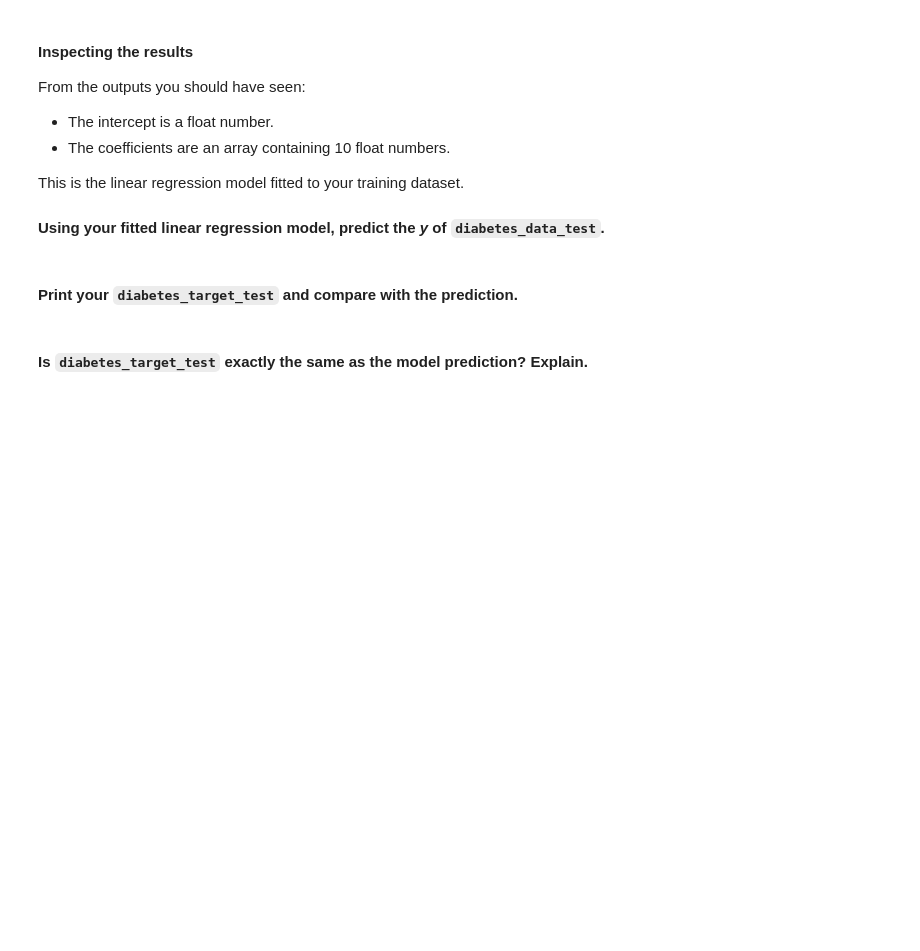
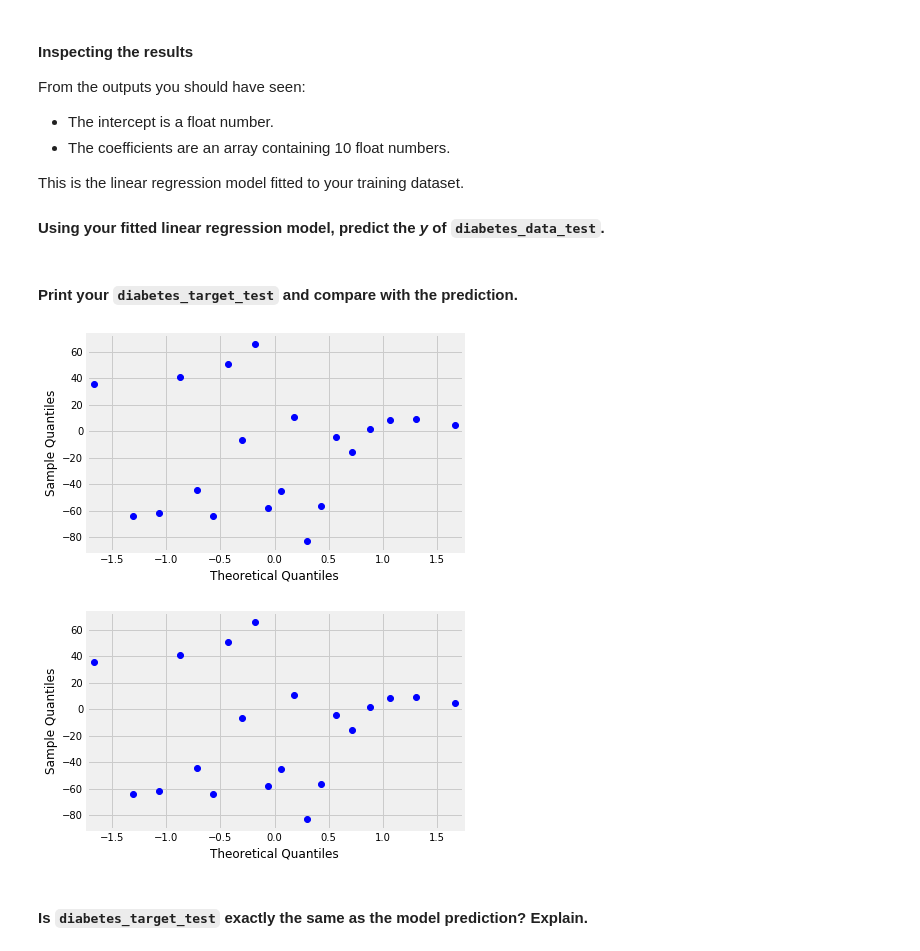
Before and after one commit to ta-data-bcn/lab-supervised-learning-sklearn, a Jupyter notebook: your-code/main.ipynb, the cells around one changed output. Cells and saved outputs as stored; diff of their text form; code cells hidden in the pictures; blank space fills up the shorter version.

```diff
--- a/your-code/main.ipynb
+++ b/your-code/main.ipynb
@@ -69,6 +134,7 @@ Also take a look at the `sklearn.linear_model.LinearRegression` [documentation](
 #### Create a new instance of the linear regression model and assign the new instance to the variable `diabetes_model`.
 # %%
 # your code here
+diabetes_model = linear_model.LinearRegression()
 # %% [markdown]
 #### Next, let's split the training and test data.
 
@@ -78,2 +142,8 @@ Define `diabetes_data_train`, `diabetes_target_train`, `diabetes_data_test`, and
+# %%
+# your code here
+diabetes_data_train = data.iloc[:-20, :]
+diabetes_data_test = data.iloc[-20:, :]
+diabetes_target_train = target.iloc[:-20, :]
+diabetes_target_test = target.iloc[-20:, :]
 # %% [markdown]
 Fit the training data and target to `diabetes_model`. Print the *intercept* and *coefficients* of the model.
@@ -81,0 +150,4 @@ Fit the training data and target to `diabetes_model`. Print the *intercept* and
+# %%
+# your code here
+diabetes_model.fit(diabetes_data_train,diabetes_target_train)
+print(diabetes_model.fit(diabetes_data_train,diabetes_target_train).intercept_)
@@ -92,10 +173,16 @@ This is the linear regression model fitted to your training dataset.
 #### Using your fitted linear regression model, predict the *y* of `diabetes_data_test`.
 # %%
 # your code here
+prediction = diabetes_model.predict(diabetes_data_test)
 # %% [markdown]
 #### Print your `diabetes_target_test` and compare with the prediction.
 # %%
 # your code here
+residuals = diabetes_target_test-prediction
+sm.qqplot(residuals)
+# %% [output]
+[figure, added]
+[figure, added]
 # %% [markdown]
 #### Is `diabetes_target_test` exactly the same as the model prediction? Explain.
 # %%
```
Also changed, not shown: parts of 39 cells of this notebook.
